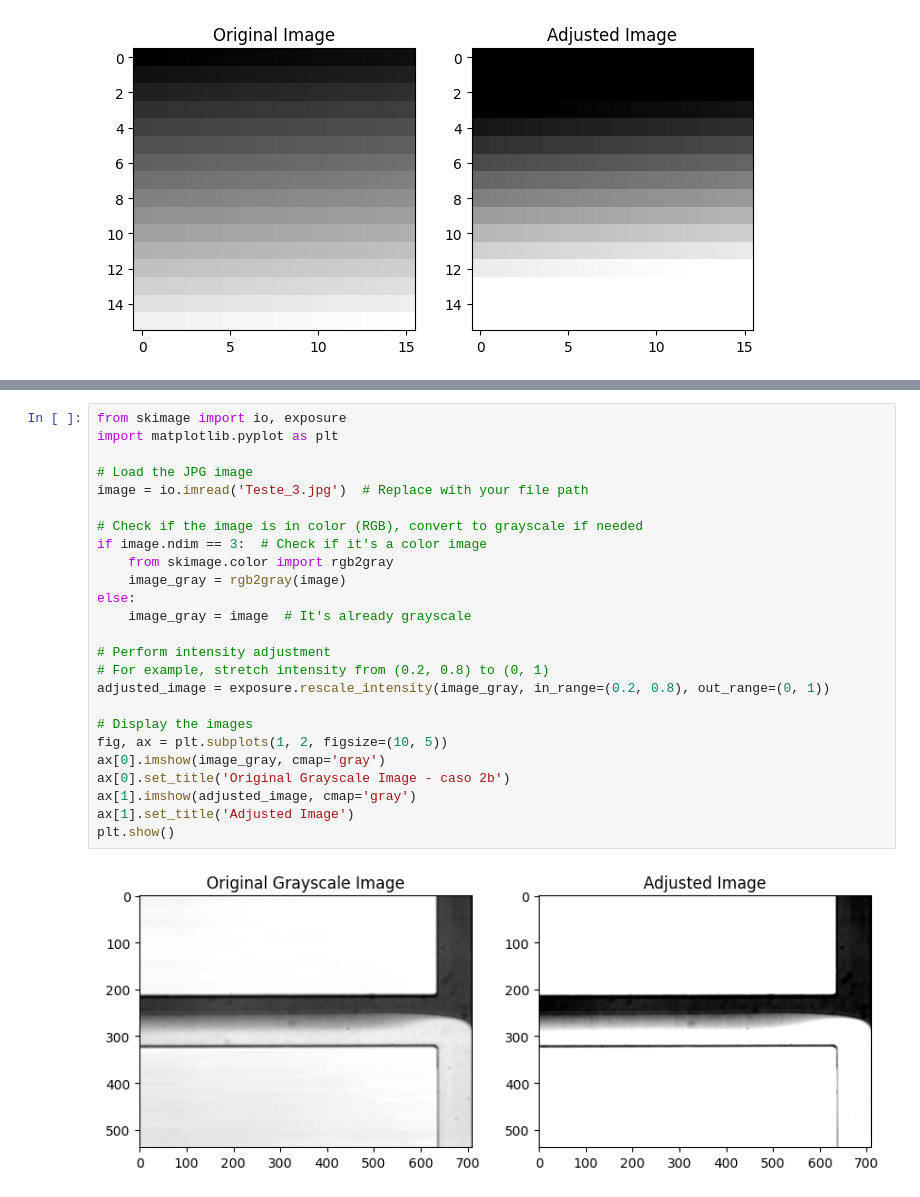
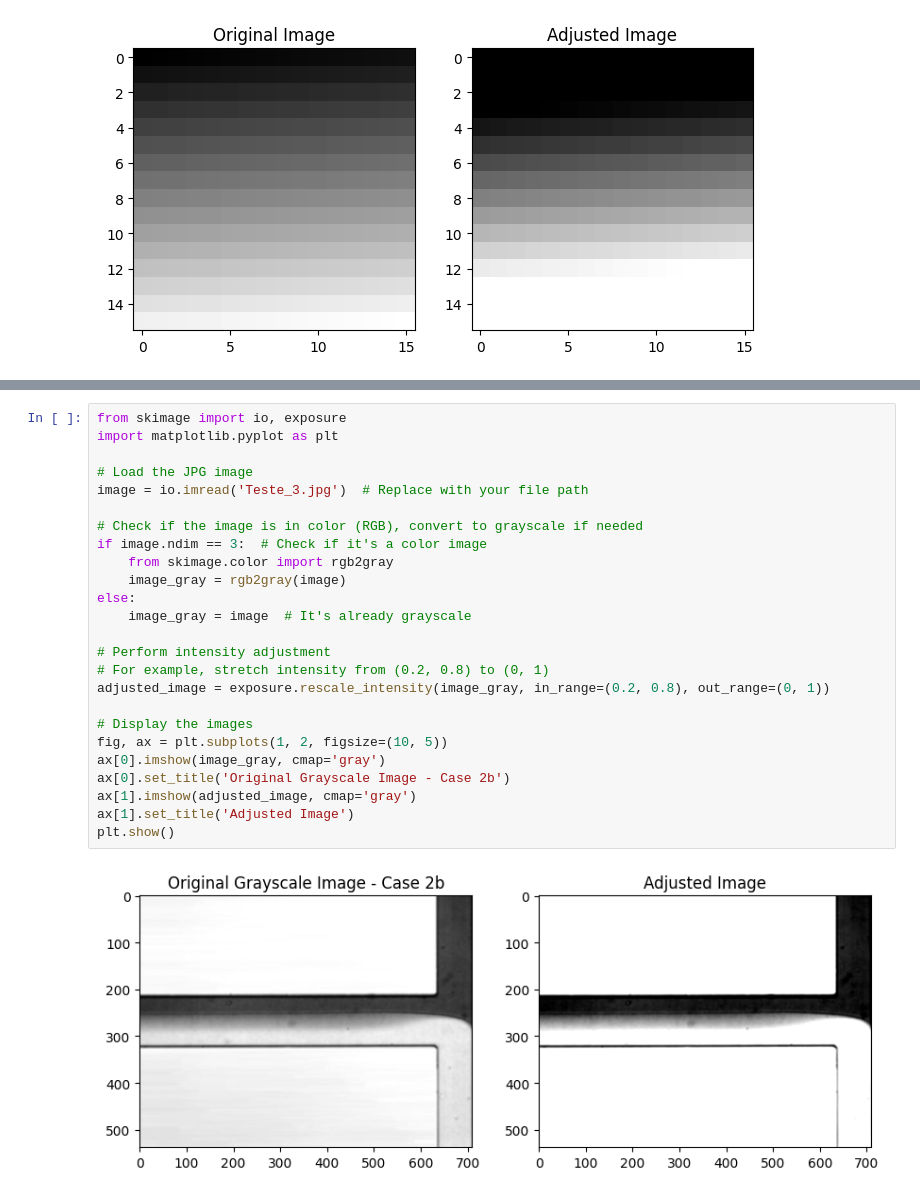
Before and after one commit to alinemitri/conc_profile_microchannels, a Jupyter notebook: Processamento-1.ipynb, the cells around one changed output, grey strips where cells are left out. Cells and saved outputs as stored; diff of their text form.

```diff
--- a/Processamento-1.ipynb
+++ b/Processamento-1.ipynb
@@ -138,30 +138,30 @@ plt.show()
 # %%
 from skimage import io, exposure
 import matplotlib.pyplot as plt
 
 # Load the JPG image
 image = io.imread('Teste_3.jpg')  # Replace with your file path
 
 # Check if the image is in color (RGB), convert to grayscale if needed
 if image.ndim == 3:  # Check if it's a color image
     from skimage.color import rgb2gray
     image_gray = rgb2gray(image)
 else:
     image_gray = image  # It's already grayscale
 
 # Perform intensity adjustment
 # For example, stretch intensity from (0.2, 0.8) to (0, 1)
 adjusted_image = exposure.rescale_intensity(image_gray, in_range=(0.2, 0.8), out_range=(0, 1))
 
 # Display the images
 fig, ax = plt.subplots(1, 2, figsize=(10, 5))
 ax[0].imshow(image_gray, cmap='gray')
-ax[0].set_title('Original Grayscale Image - caso 2b')
+ax[0].set_title('Original Grayscale Image - Case 2b')
 ax[1].imshow(adjusted_image, cmap='gray')
 ax[1].set_title('Adjusted Image')
 plt.show()
 # %% [output]
-[figure, old version]
+[figure, new version]
 # %%
 import numpy as np
 from scipy.ndimage import map_coordinates
```
Also changed, not shown: parts of 7 cells of this notebook, 1 other file.
